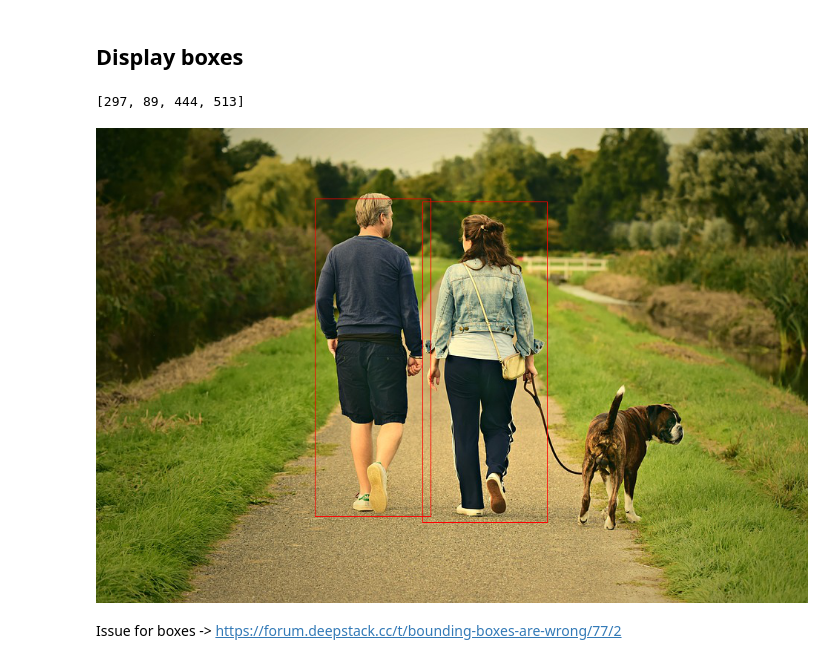
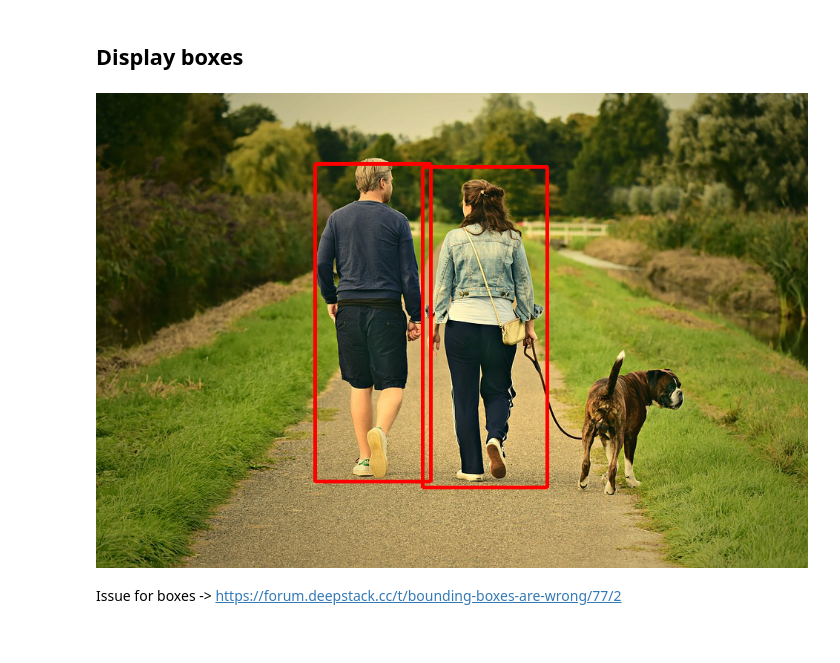
Before and after one commit to robmarkcole/HASS-Deepstack-object, a Jupyter notebook: development/Deepstack object detection.ipynb, the cells around one changed output. Drawn from its saved outputs; the diff is of its cells as text; code cells hidden in the pictures.

```diff
--- a/development/Deepstack object detection.ipynb
+++ b/development/Deepstack object detection.ipynb
@@ -110,36 +110,22 @@ get_objects_summary(predictions)
 # %% [markdown]
 ## Display boxes
-# %%
-def get_bounding_box(prediction):
-    """
-    Returns the bounding box array
-    """
-    x1 = prediction['x_min']
-    x2 = prediction['x_max']
-    y1 = prediction['y_min']
-    y2 = prediction['y_max']
-    return [x1, y1, x2, y2]
-
-test_prediction = {'confidence': 99,
-  'label': 'person',
-  'y_min': 89,
-  'x_min': 297,
-  'y_max': 513,
-  'x_max': 444}
-
-get_bounding_box(test_prediction)
-# %% [output]
-[297, 89, 444, 513]
+# %%
+def draw_box(draw, prediction, color=(255, 0, 0)):
+    """Draw bounding box on image."""
+    (left, right, top, bottom) = (prediction['x_min'], prediction['x_max'], prediction['y_min'], prediction['y_max'])
+    draw.line([(left, top), (left, bottom), (right, bottom), (right, top), (left, top)], width=5, fill=color)
 # %%
 draw = ImageDraw.Draw(image)
 
 for prediction in predictions:
     if prediction['label'] == TARGET:
-        draw.rectangle(get_bounding_box(prediction), outline='red')
+        # draw.rectangle(get_bounding_box(prediction), outline='red')
+        draw_box(draw, prediction)
+
 
 display(image)
 # %% [output]
-[figure, old version]
+[figure, new version]
 # %%
 image.save('boxed_img.jpg')
 # %% [markdown]
```
Also changed, not shown: parts of 2 cells of this notebook, 2 other files.
